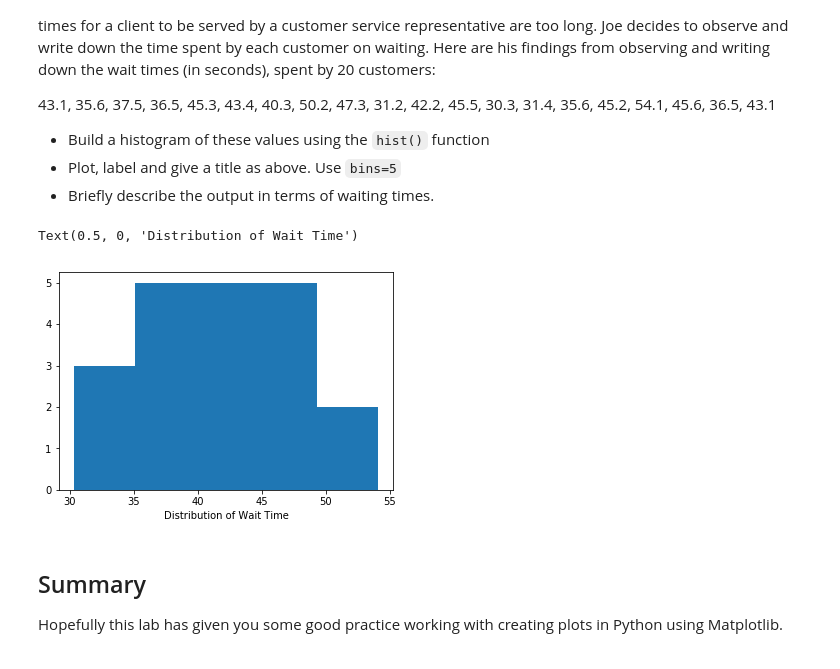
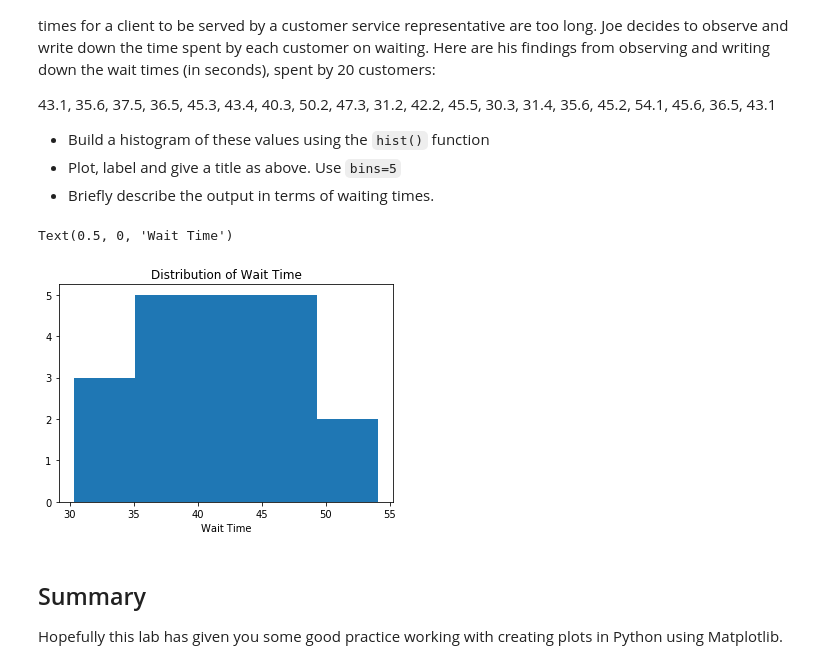
Before and after one commit to powergascan/dsc-data-viz-lab-dc-ds-071519, a Jupyter notebook: index.ipynb, the cells around one changed output. Cells and saved outputs as stored; diff of their text form; code cells hidden in the pictures.

```diff
--- a/index.ipynb
+++ b/index.ipynb
@@ -111,16 +111,16 @@ Joe is the branch manager at a bank. Recently, Joe been receiving customer feedb
 # %%
 x = [43.1, 35.6, 37.5, 36.5, 45.3, 43.4, 40.3, \
      50.2, 47.3, 31.2, 42.2, 45.5, 30.3, 31.4, \
      35.6, 45.2, 54.1, 45.6, 36.5, 43.1]
 
 #Plot the distogram with hist() function
 plt.hist(x,bins=5)
 # Label, give title and show the plot
 plt.title('Distribution of Wait Time')
-plt.xlabel("")
+plt.xlabel("Wait Time")
 # %% [output]
-Text(0.5, 0, 'Distribution of Wait Time')
+Text(0.5, 0, 'Wait Time')
-[figure, old version]
+[figure, new version]
 # %% [markdown]
 ## Summary
 
```
